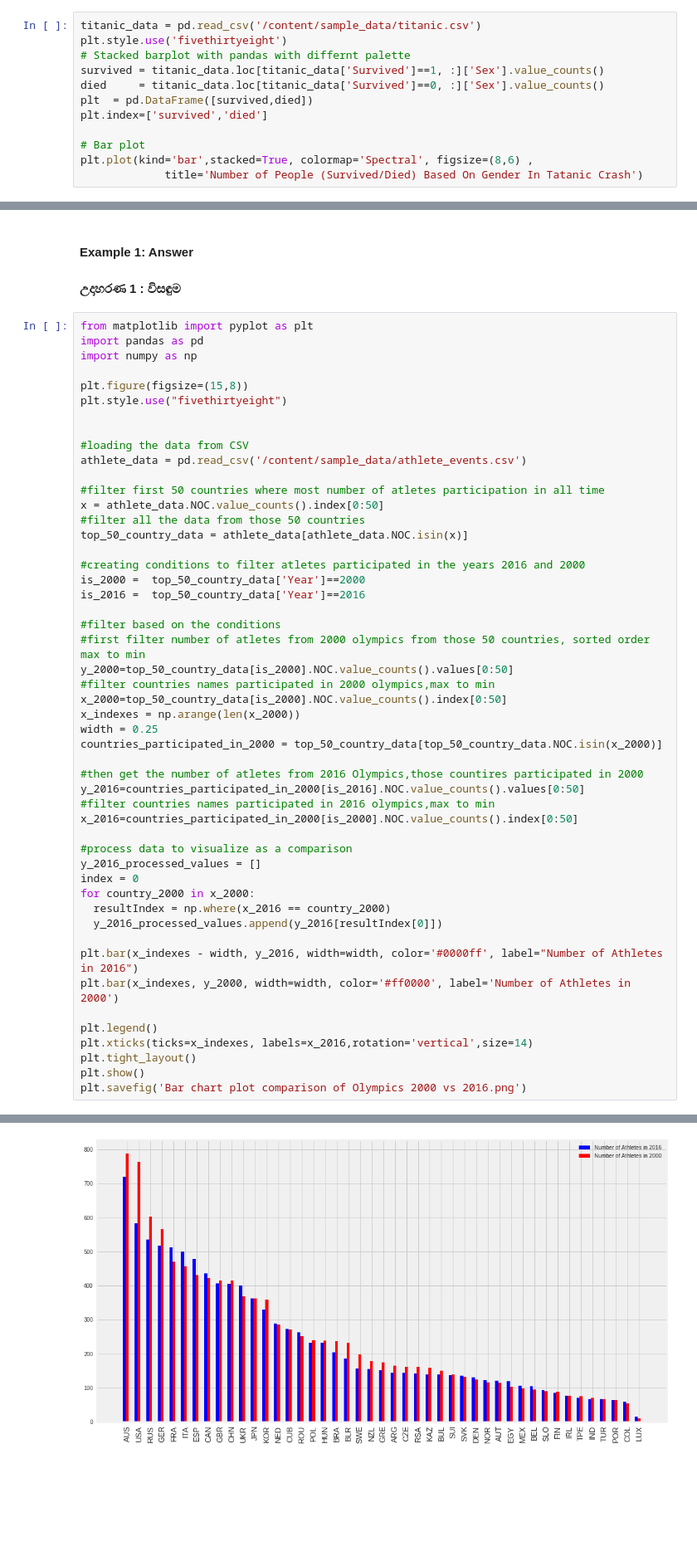
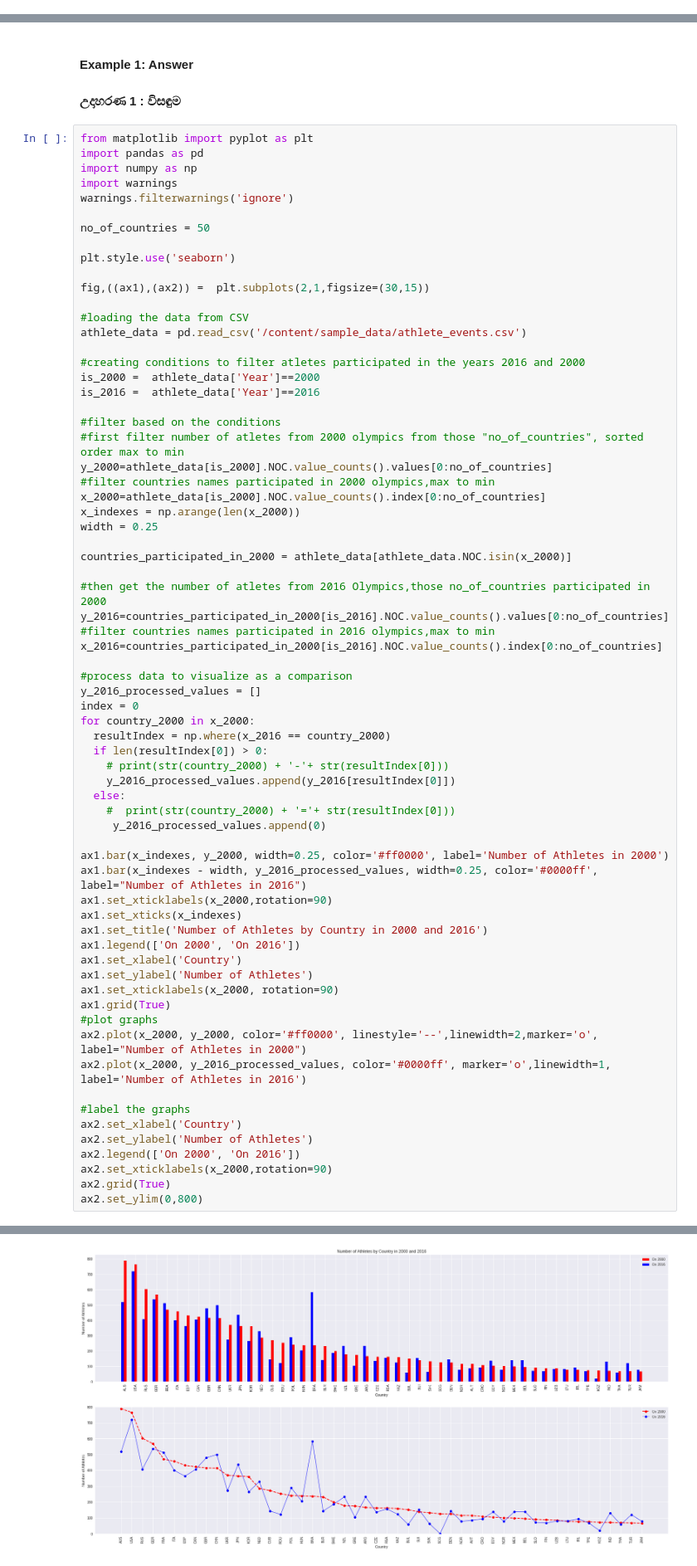
Before and after one commit to GPrathap/pythonII, a Jupyter notebook: sec_matplotlib/matplotlib.ipynb, the cells around one changed output, grey strips where cells are left out. Shown at 83% size. Cells and saved outputs as stored; diff of their text form; blank space fills up the shorter version.

```diff
--- a/sec_matplotlib/matplotlib.ipynb
+++ b/sec_matplotlib/matplotlib.ipynb
@@ -698,12 +677,0 @@ df_plot.plot(kind='bar',stacked=True,figsize=(15,10) ,
-# %%
-titanic_data = pd.read_csv('/content/sample_data/titanic.csv')
-plt.style.use('fivethirtyeight')
-# Stacked barplot with pandas with differnt palette
-survived = titanic_data.loc[titanic_data['Survived']==1, :]['Sex'].value_counts()
-died     = titanic_data.loc[titanic_data['Survived']==0, :]['Sex'].value_counts()
-plt  = pd.DataFrame([survived,died])
-plt.index=['survived','died']
-
-# Bar plot
-plt.plot(kind='bar',stacked=True, colormap='Spectral', figsize=(8,6) ,
-             title='Number of People (Survived/Died) Based On Gender In Tatanic Crash')
@@ -725,50 +696,68 @@ plt.plot(kind='bar',stacked=True, colormap='Spectral', figsize=(8,6) ,
 from matplotlib import pyplot as plt
 import pandas as pd
 import numpy as np
+import warnings
+warnings.filterwarnings('ignore')
 
-plt.figure(figsize=(15,8))
-plt.style.use("fivethirtyeight")
+no_of_countries = 50
 
+plt.style.use('seaborn')
+
+fig,((ax1),(ax2)) =  plt.subplots(2,1,figsize=(30,15))
 
 #loading the data from CSV
 athlete_data = pd.read_csv('/content/sample_data/athlete_events.csv')
 
-#filter first 50 countries where most number of atletes participation in all time
-x = athlete_data.NOC.value_counts().index[0:50]
-#filter all the data from those 50 countries
-top_50_country_data = athlete_data[athlete_data.NOC.isin(x)]
-
 #creating conditions to filter atletes participated in the years 2016 and 2000
-is_2000 =  top_50_country_data['Year']==2000
-is_2016 =  top_50_country_data['Year']==2016
+is_2000 =  athlete_data['Year']==2000
+is_2016 =  athlete_data['Year']==2016
 
 #filter based on the conditions
-#first filter number of atletes from 2000 olympics from those 50 countries, sorted order max to min
-y_2000=top_50_country_data[is_2000].NOC.value_counts().values[0:50]
+#first filter number of atletes from 2000 olympics from those "no_of_countries", sorted order max to min
+y_2000=athlete_data[is_2000].NOC.value_counts().values[0:no_of_countries]
 #filter countries names participated in 2000 olympics,max to min
-x_2000=top_50_country_data[is_2000].NOC.value_counts().index[0:50]
+x_2000=athlete_data[is_2000].NOC.value_counts().index[0:no_of_countries]
 x_indexes = np.arange(len(x_2000))
 width = 0.25
-countries_participated_in_2000 = top_50_country_data[top_50_country_data.NOC.isin(x_2000)]
 
-#then get the number of atletes from 2016 Olympics,those countires participated in 2000
-y_2016=countries_participated_in_2000[is_2016].NOC.value_counts().values[0:50]
+countries_participated_in_2000 = athlete_data[athlete_data.NOC.isin(x_2000)]
+
+#then get the number of atletes from 2016 Olympics,those no_of_countries participated in 2000
+y_2016=countries_participated_in_2000[is_2016].NOC.value_counts().values[0:no_of_countries]
 #filter countries names participated in 2016 olympics,max to min
-x_2016=countries_participated_in_2000[is_2000].NOC.value_counts().index[0:50]
+x_2016=countries_participated_in_2000[is_2016].NOC.value_counts().index[0:no_of_countries]
 
 #process data to visualize as a comparison
 y_2016_processed_values = []
 index = 0
 for country_2000 in x_2000:
   resultIndex = np.where(x_2016 == country_2000)
-  y_2016_processed_values.append(y_2016[resultIndex[0]])
+  if len(resultIndex[0]) > 0:
+    # print(str(country_2000) + '-'+ str(resultIndex[0]))
+    y_2016_processed_values.append(y_2016[resultIndex[0]])
+  else:
+    #  print(str(country_2000) + '='+ str(resultIndex[0]))
+     y_2016_processed_values.append(0)
 
-plt.bar(x_indexes - width, y_2016, width=width, color='#0000ff', label="Number of Athletes in 2016")
-plt.bar(x_indexes, y_2000, width=width, color='#ff0000', label='Number of Athletes in 2000')
+ax1.bar(x_indexes, y_2000, width=0.25, color='#ff0000', label='Number of Athletes in 2000')
+ax1.bar(x_indexes - width, y_2016_processed_values, width=0.25, color='#0000ff', label="Number of Athletes in 2016")
+ax1.set_xticklabels(x_2000,rotation=90)
+ax1.set_xticks(x_indexes)
+ax1.set_title('Number of Athletes by Country in 2000 and 2016')
+ax1.legend(['On 2000', 'On 2016'])
+ax1.set_xlabel('Country')
+ax1.set_ylabel('Number of Athletes')
+ax1.set_xticklabels(x_2000, rotation=90)
+ax1.grid(True)
+#plot graphs
+ax2.plot(x_2000, y_2000, color='#ff0000', linestyle='--',linewidth=2,marker='o', label="Number of Athletes in 2000")
+ax2.plot(x_2000, y_2016_processed_values, color='#0000ff', marker='o',linewidth=1, label='Number of Athletes in 2016')
 
-plt.legend()
-plt.xticks(ticks=x_indexes, labels=x_2016,rotation='vertical',size=14)
-plt.tight_layout()
-plt.show()
-plt.savefig('Bar chart plot comparison of Olympics 2000 vs 2016.png')
+#label the graphs
+ax2.set_xlabel('Country')
+ax2.set_ylabel('Number of Athletes')
+ax2.legend(['On 2000', 'On 2016'])
+ax2.set_xticklabels(x_2000,rotation=90)
+ax2.grid(True)
+ax2.set_ylim(0,800)
 # %% [output]
@@ -775 +765 @@ plt.savefig('Bar chart plot comparison of Olympics 2000 vs 2016.png')
-[figure, old version]
+[figure, new version]
```
Also changed, not shown: parts of 27 cells of this notebook.
